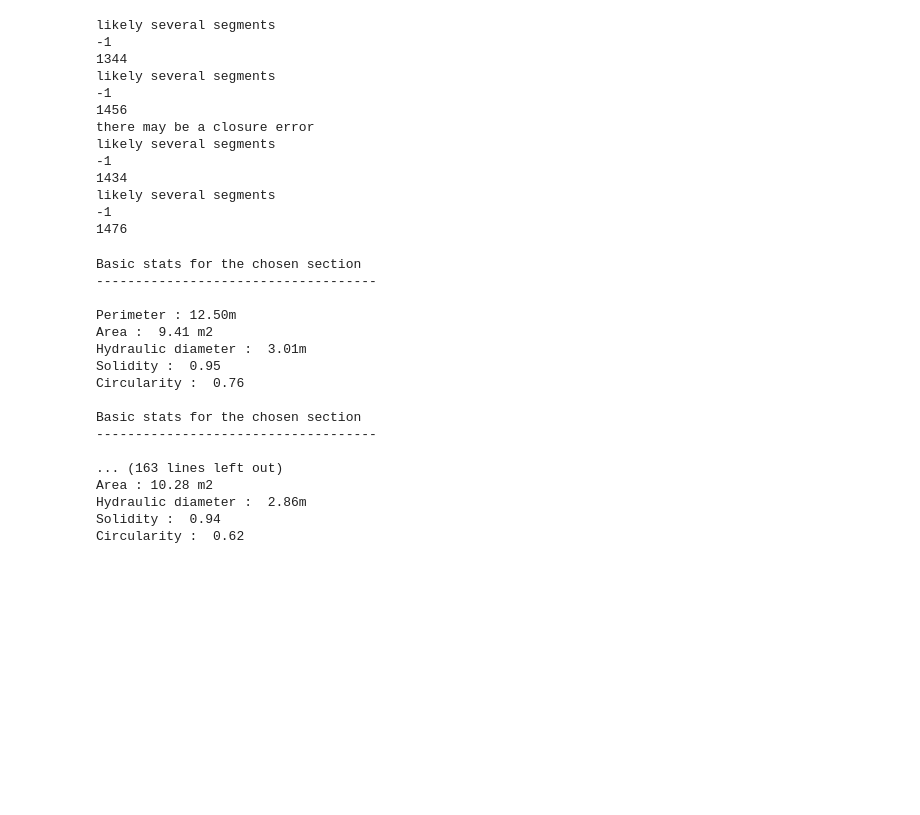
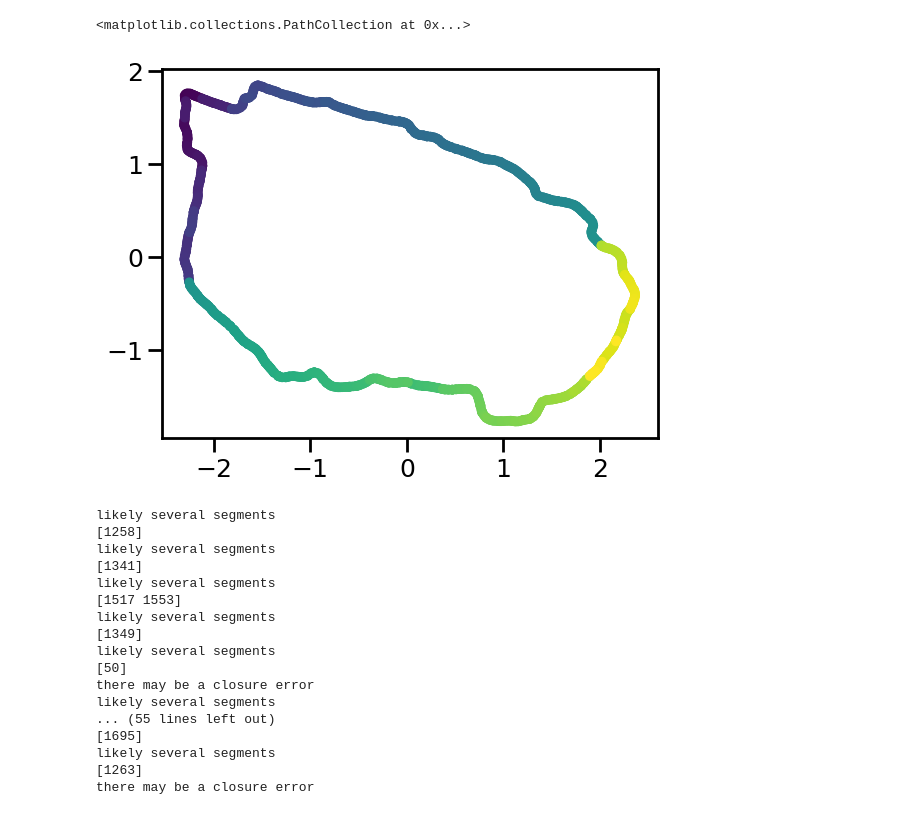
Before and after one commit to ERC-Karst/from_pointcloud_to_mesh, a Jupyter notebook: python/notebooks/07_CalculateGeometricDescriptors.ipynb, the cells around one changed output. Drawn from its saved outputs; the diff is of its cells as text; code cells hidden in the pictures; blank space fills up the shorter version.

```diff
--- a/python/notebooks/07_CalculateGeometricDescriptors.ipynb
+++ b/python/notebooks/07_CalculateGeometricDescriptors.ipynb
@@ -19,3 +45,10 @@ Text(0.5, 1.0, 'distribution of ou-of-plane residuals after section transformati
+# %%
+fig, ax = plt.subplots()
+idx = np.arange(0, len(sections[1]))
+ax.scatter(sections[1][ :, 0], sections[1][ :, 2], c= idx)
+# %% [output]
+<matplotlib.collections.PathCollection at 0x...>
+[figure, added]
 # %%
 def order_points(points, ind):
     points_new = [ points.pop(ind) ]  # initialize a new list of points with the known first point
@@ -33,25 +66,25 @@ def order_points(points, ind):
 # %%
 ordered = []
 
-for data in sections:
+for data in sections[:212]:
     data = order_points(data.tolist(), 0)
-    dists = np.sqrt((np.diff(data, axis = 0)**2).sum(axis = 1))
+    dists = np.linalg.norm(np.diff(data, axis = 0), axis = 1)
     id0 = 0
     idx = -1
     if np.any(dists > 0.2):
         print("likely several segments")
-        split = np.argmax(dists)
-        print(idx)
-        print(len(data))
-        if split < len(data) / 2:
-            data = data[split:idx]
-        else:
-            data = data[id0:split]
+        split = np.argwhere(dists > 0.2).flatten()
+        print(split)
+        split_data = np.array(np.split(data, split), dtype =object)
+        ind = np.argmax(np.array([len(seg) for seg in split_data]))
 
+        data = split_data[ind]
 
+    # recentre to barycentre
+    data = data - np.mean(data, axis = 0)
     # check if closed:
-    closure = np.sqrt(((data[-1] - data[0])**2).sum())
-    if closure > 0.1:
+    closure = np.linalg.norm(data[-1] - data[0])
+    if closure > 0.2:
         print("there may be a closure error")
         s = Section(data, flag= "ClosureError")
     else:
@@ -59,37 +92,22 @@ for data in sections:
     ordered.append(s)
 # %% [output]
 likely several segments
--1
-1344
+[1258]
 likely several segments
--1
-1456
+[1341]
+likely several segments
+[1517 1553]
+likely several segments
+[1349]
+likely several segments
+[50]
 there may be a closure error
 likely several segments
--1
-1434
+... (55 lines left out)
+[1695]
 likely several segments
--1
-1476
+[1263]
+there may be a closure error
 # %%
 for section in ordered:
     section.compute_descriptors()
-    section.print_basic_stats()
-# %% [output]
-Basic stats for the chosen section
-------------------------------------
-
-Perimeter : 12.50m
-Area :  9.41 m2
-Hydraulic diameter :  3.01m
-Solidity :  0.95
-Circularity :  0.76
-
-Basic stats for the chosen section
-------------------------------------
-
-... (163 lines left out)
-Area : 10.28 m2
-Hydraulic diameter :  2.86m
-Solidity :  0.94
-Circularity :  0.62
```
Also changed, not shown: parts of 17 cells of this notebook, 8 other files.
